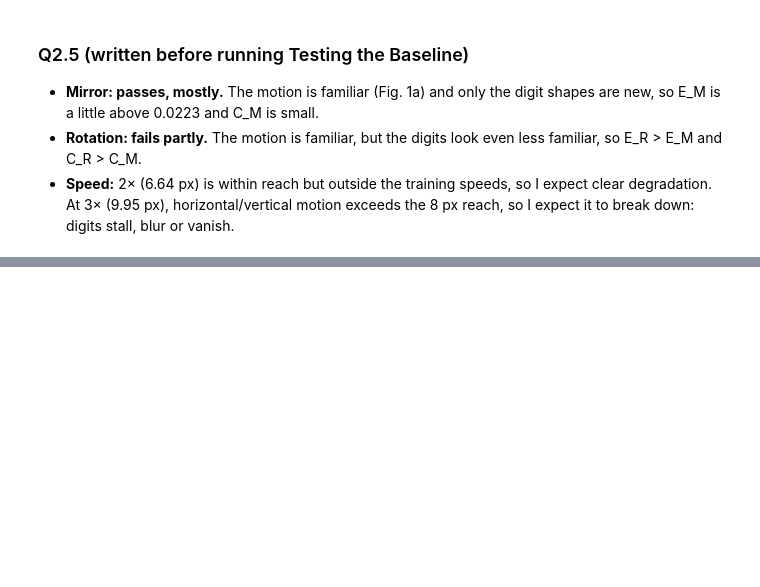
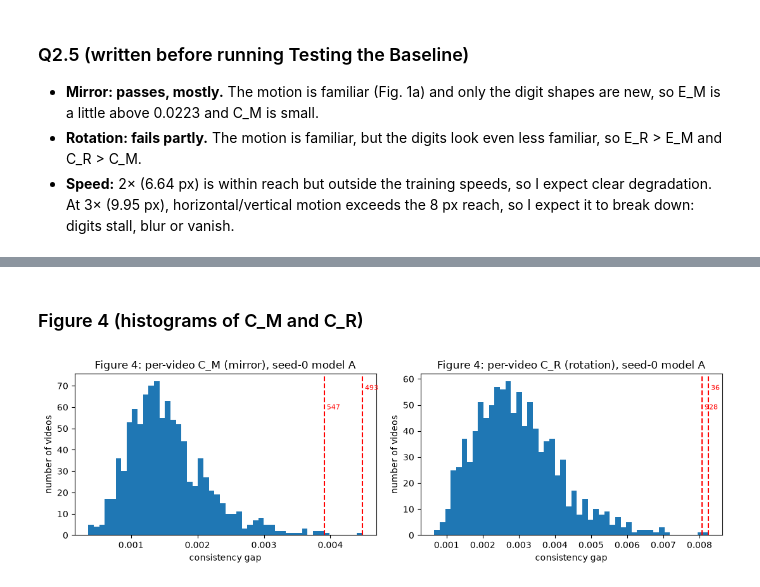
Before and after one commit to Ahmad-Gill/LUMS-Academics, a Jupyter notebook: Third Semester/Deep Learning For Time Space Grsph/Assignments/Assignment 2/Question2/25280065_Question_2.ipynb, the cells around one changed output, grey strips where cells are left out. Saved outputs shown, nothing was run; the diff lists cells and outputs as text; code cells hidden in the pictures; blank space fills up the shorter version.

```diff
--- a/Third Semester/Deep Learning For Time Space Grsph/Assignments/Assignment 2/Question2/25280065_Question_2.ipynb
+++ b/Third Semester/Deep Learning For Time Space Grsph/Assignments/Assignment 2/Question2/25280065_Question_2.ipynb
@@ -601,0 +599,13 @@ models_A = {s: load(ModelA, "A", s) for s in [0, 1]}
+# %%
+mirror_T = mirror
+rotate_T = lambda x: rotate(x, 1)
+
+def eval_CE(f, T, videos=test_u8):
+    C, E = [], []
+    with torch.no_grad():
+        for i in range(0, len(videos), 32):
+            X, Y = get_window(to_float(videos[i:i+32].to(device)), 1, 1)
+            p = f(T(X))
+            C.append(((p - T(f(X))) ** 2).mean(dim=(1, 2, 3, 4)).cpu())
+            E.append(((p - T(Y)) ** 2).mean(dim=(1, 2, 3, 4)).cpu())
+    return torch.cat(C), torch.cat(E)
@@ -601,0 +684,14 @@ models_A = {s: load(ModelA, "A", s) for s in [0, 1]}
+# %% [markdown]
+### Figure 4 (histograms of C_M and C_R)
+# %%
+fig, ax = plt.subplots(1, 2, figsize=(11, 3.5))
+for a, key, vids, title in [(ax[0], "CM", top_M, "C_M (mirror)"), (ax[1], "CR", top_R, "C_R (rotation)")]:
+    C = res["A_s0"][key]
+    a.hist(C.numpy(), bins=50)
+    for j, v in enumerate(vids):
+        a.axvline(C[v].item(), color="r", ls="--")
+        a.text(C[v].item(), a.get_ylim()[1] * (0.9 - 0.12 * j), f" {v}", color="r", fontsize=8)
+    a.set(title=f"Figure 4: per-video {title}, seed-0 model A", xlabel="consistency gap", ylabel="number of videos")
+plt.tight_layout(); plt.savefig("figures/fig4.png", dpi=150); plt.show()
+# %% [output]
+[figure, added]
```
Also changed, not shown: parts of 13 cells of this notebook, 12 other files.
